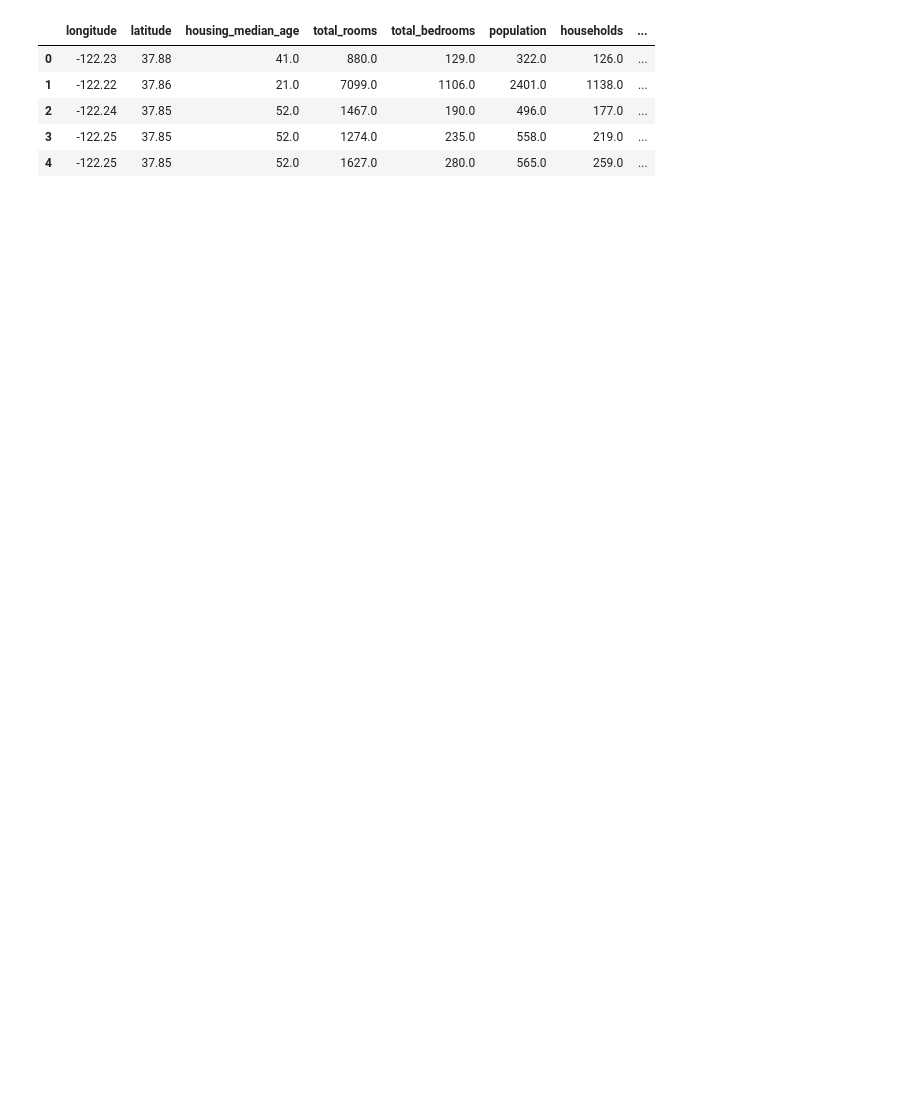
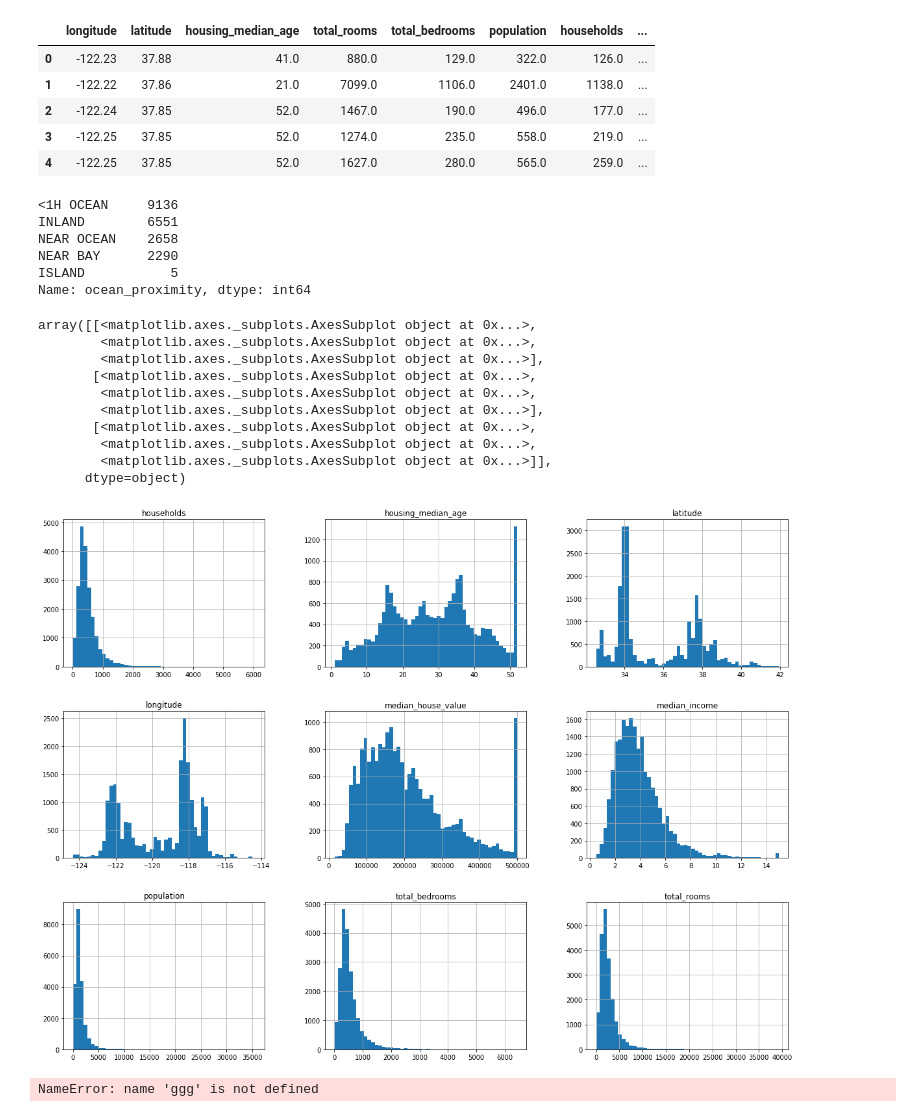
Before and after one commit to oliveiralfl/pyml, a Jupyter notebook: Chapter2.ipynb, the cells around one changed output. Saved outputs shown, nothing was run; the diff lists cells and outputs as text; code cells hidden in the pictures; blank space fills up the shorter version.

```diff
--- a/Chapter2.ipynb
+++ b/Chapter2.ipynb
@@ -30,3 +32,30 @@ housing.head()
 | 2 | -122.24 | 37.85 | 52.0 | 1467.0 | 190.0 | 496.0 | 177.0 | ... |
 | 3 | -122.25 | 37.85 | 52.0 | 1274.0 | 235.0 | 558.0 | 219.0 | ... |
 | 4 | -122.25 | 37.85 | 52.0 | 1627.0 | 280.0 | 565.0 | 259.0 | ... |
+# %%
+housing["ocean_proximity"].value_counts()
+# %% [output]
+<1H OCEAN     9136
+INLAND        6551
+NEAR OCEAN    2658
+NEAR BAY      2290
+ISLAND           5
+Name: ocean_proximity, dtype: int64
+# %%
+housing.hist(bins=50,figsize=(20,15))
+# %% [output]
+array([[<matplotlib.axes._subplots.AxesSubplot object at 0x...>,
+        <matplotlib.axes._subplots.AxesSubplot object at 0x...>,
+        <matplotlib.axes._subplots.AxesSubplot object at 0x...>],
+       [<matplotlib.axes._subplots.AxesSubplot object at 0x...>,
+        <matplotlib.axes._subplots.AxesSubplot object at 0x...>,
+        <matplotlib.axes._subplots.AxesSubplot object at 0x...>],
+       [<matplotlib.axes._subplots.AxesSubplot object at 0x...>,
+        <matplotlib.axes._subplots.AxesSubplot object at 0x...>,
+        <matplotlib.axes._subplots.AxesSubplot object at 0x...>]],
+      dtype=object)
+[figure, added]
+# %%
+ggg
+# %% [output]
+NameError: name 'ggg' is not defined
```
Also changed, not shown: parts of 1 cell of this notebook.
